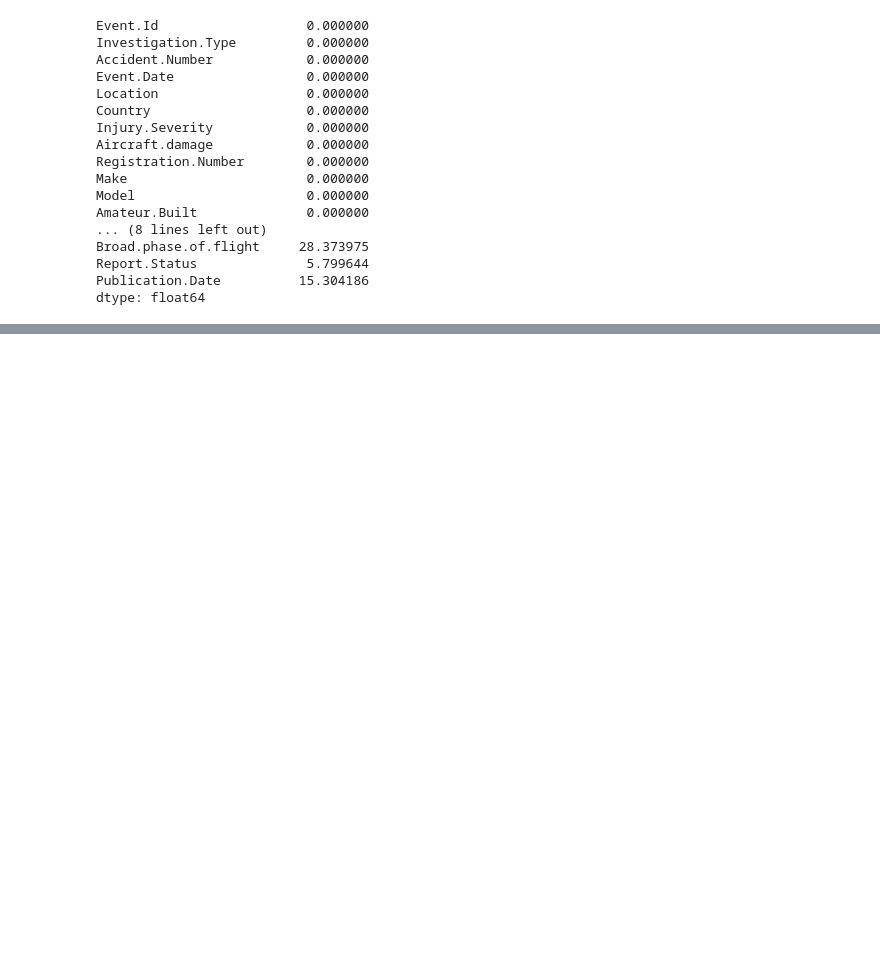
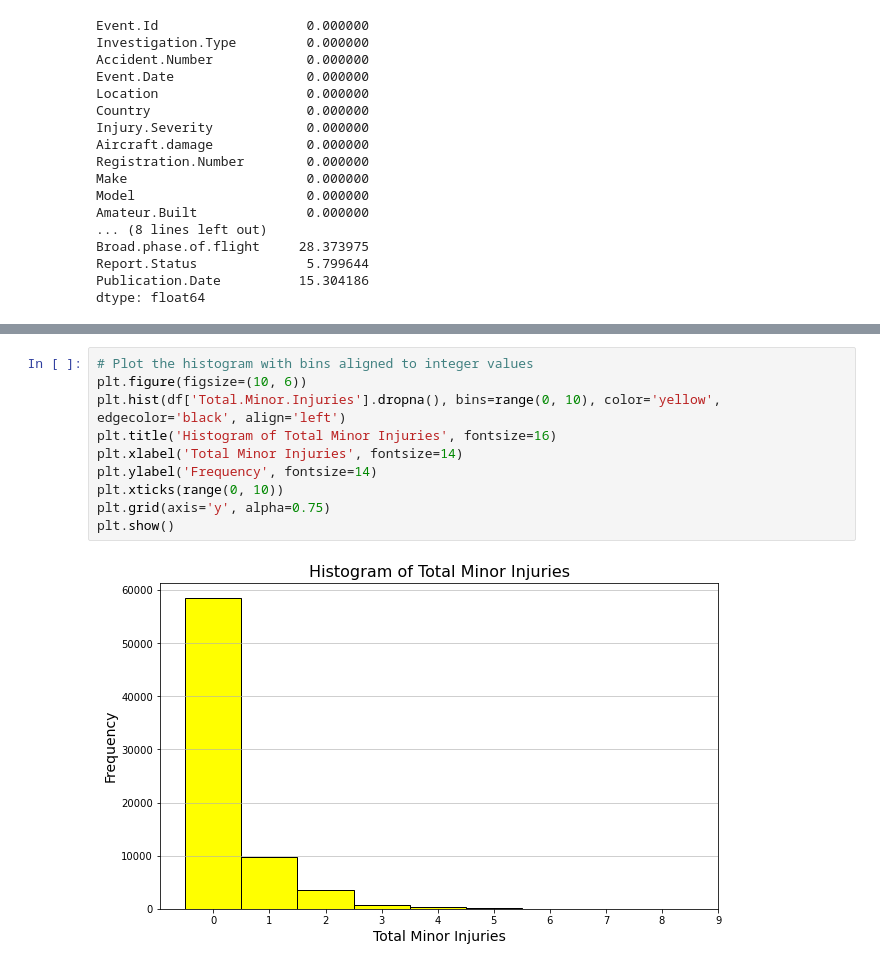
Before and after one commit to Thazes/phase1DataScience, a Jupyter notebook: phase1Project.ipynb, the cells around one changed output, grey strips where cells are left out. Drawn from its saved outputs; the diff is of its cells as text; blank space fills up the shorter version.

Commit message:
cleaned up total minor injuries column

```diff
--- a/phase1Project.ipynb
+++ b/phase1Project.ipynb
@@ -935,0 +971,12 @@ dtype: float64
+# %%
+# Plot the histogram with bins aligned to integer values
+plt.figure(figsize=(10, 6))
+plt.hist(df['Total.Minor.Injuries'].dropna(), bins=range(0, 10), color='yellow', edgecolor='black', align='left')
+plt.title('Histogram of Total Minor Injuries', fontsize=16)
+plt.xlabel('Total Minor Injuries', fontsize=14)
+plt.ylabel('Frequency', fontsize=14)
+plt.xticks(range(0, 10))
+plt.grid(axis='y', alpha=0.75)
+plt.show()
+# %% [output]
+[figure, added]
```
Also changed, not shown: parts of 11 cells of this notebook.
